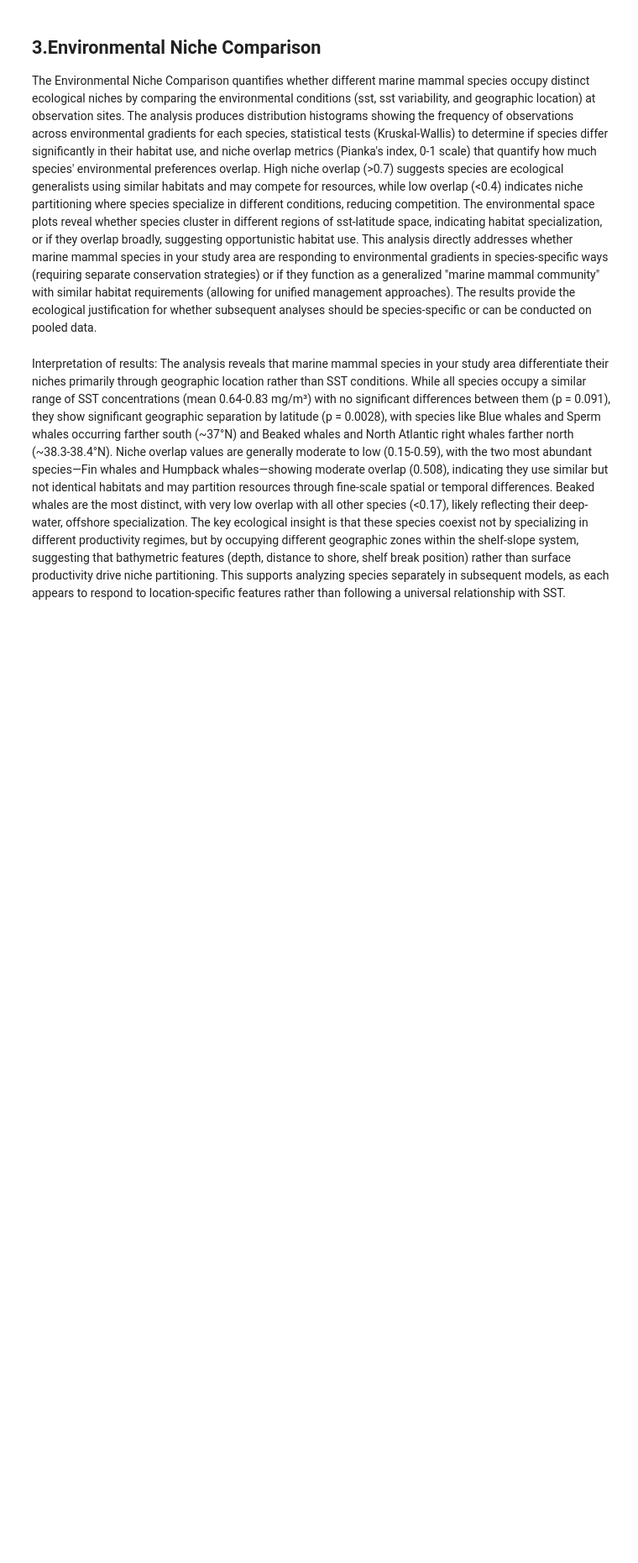
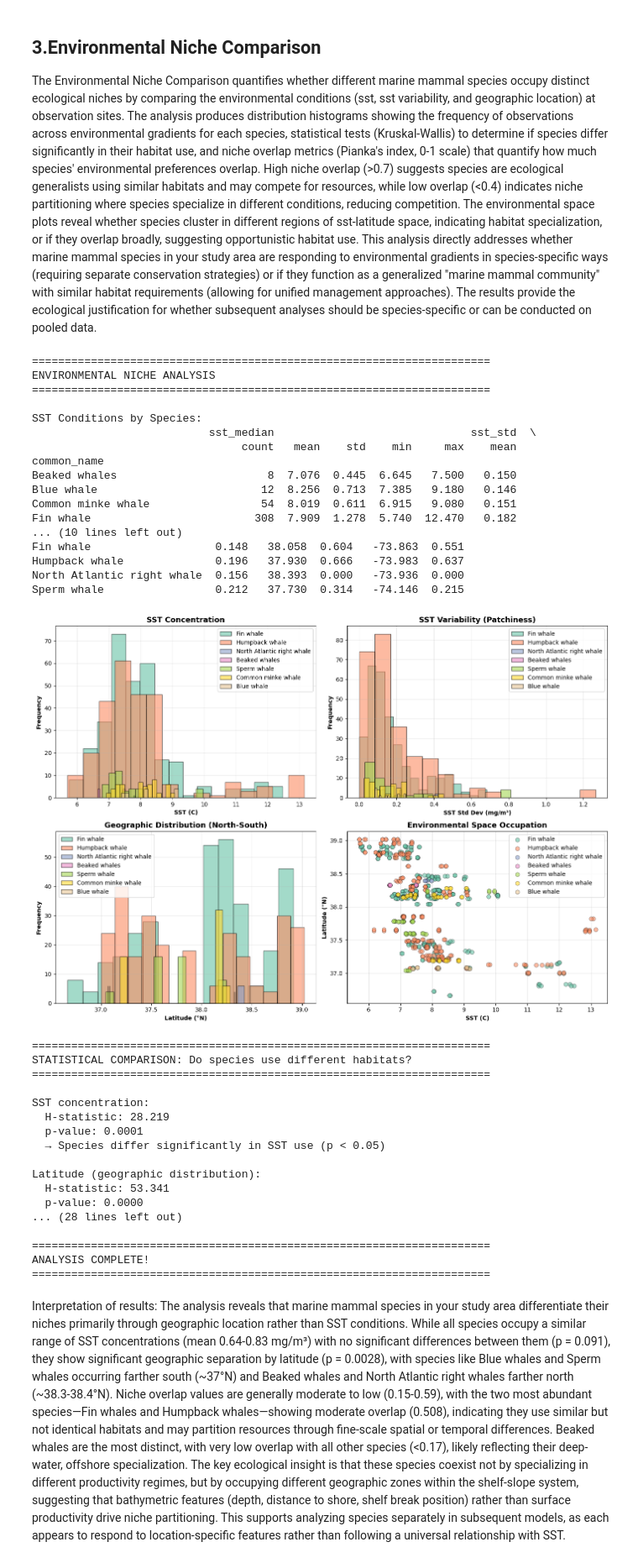
Before and after one commit to fish-pace/2026_proj_megafauna, a Jupyter notebook: contributor_folders/AnaVaz/MODIS_SST_v2.ipynb, the cells around one changed output. Shown at 84% size. Drawn from its saved outputs; the diff is of its cells as text; code cells hidden in the pictures; blank space fills up the shorter version.

```diff
--- a/contributor_folders/AnaVaz/MODIS_SST_v2.ipynb
+++ b/contributor_folders/AnaVaz/MODIS_SST_v2.ipynb
@@ -675,7 +652,7 @@ import numpy as np
 from scipy import stats
 
 # Load your data
-df = pd.read_csv('/home/jovyan/2026_proj_megafauna/data/NEFSC_Offshore_Obs_With_sst.csv')
+df = pd.read_csv('/home/jovyan/2026_proj_megafauna/data/NEFSC_Offshore_Obs_With_SST.csv')
 
 # Clean data
 df_clean = df[['common_name', 'latitude', 'longitude',
@@ -707,7 +684,7 @@ ax1 = axes[0, 0]
 for species, color in zip(species_list, colors):
     data = df_clean[df_clean['common_name'] == species]['sst_median']
     ax1.hist(data, alpha=0.6, label=species, bins=15, color=color, edgecolor='black')
-ax1.set_xlabel(SST (C)', fontweight='bold')
+ax1.set_xlabel('SST (C)', fontweight='bold')
 ax1.set_ylabel('Frequency', fontweight='bold')
 ax1.set_title('SST Concentration', fontweight='bold', fontsize=13)
 ax1.legend()
@@ -743,7 +720,7 @@ for species, color in zip(species_list, colors):
                 species_data['latitude'],
                 alpha=0.6, s=50, label=species, color=color,
                 edgecolors='black', linewidths=0.5)
-ax4.set_xlabel(SST (C)', fontweight='bold')
+ax4.set_xlabel('SST (C)', fontweight='bold')
 ax4.set_ylabel('Latitude (°N)', fontweight='bold')
 ax4.set_title('Environmental Space Occupation', fontweight='bold', fontsize=13)
 ax4.legend()
@@ -805,31 +782,67 @@ def calculate_overlap(species1_data, species2_data):
 
     # Kernel density estimation
     kde1 = gaussian_kde(species1_data)
     kde2 = gaussian_kde(species2_data)
 
     # Evaluate densities
     density1 = kde1(x)
     density2 = kde2(x)
 
     # Calculate overlap (Pianka's index)
     overlap = np.sum(np.minimum(density1, density2)) / np.sqrt(
         np.sum(density1**2) * np.sum(density2**2))
 
     return overlap
 
 if len(species_list) >= 2:
     print("\nSST Niche Overlap (0 = no overlap, 1 = complete overlap):")
     for i, sp1 in enumerate(species_list):
         for sp2 in species_list[i+1:]:
             data1 = df_clean[df_clean['common_name'] == sp1]['sst_median'].values
             data2 = df_clean[df_clean['common_name'] == sp2]['sst_median'].values
             overlap = calculate_overlap(data1, data2)
             print(f"  {sp1} vs {sp2}: {overlap:.3f}")
 
 # Save summary statistics
 summary.to_csv('/home/jovyan/2026_proj_megafauna/contributor_folders/AnaVaz/Species_Environmental_Summary.csv')
 
 print("\n" + "="*70)
 print("ANALYSIS COMPLETE!")
 print("="*70)
+# %% [output]
+======================================================================
+ENVIRONMENTAL NICHE ANALYSIS
+======================================================================
+
+SST Conditions by Species:
+                           sst_median                              sst_std  \
+                                count   mean    std    min     max    mean
+common_name
+Beaked whales                       8  7.076  0.445  6.645   7.500   0.150
+Blue whale                         12  8.256  0.713  7.385   9.180   0.146
+Common minke whale                 54  8.019  0.611  6.915   9.080   0.151
+Fin whale                         308  7.909  1.278  5.740  12.470   0.182
+... (10 lines left out)
+Fin whale                   0.148   38.058  0.604   -73.863  0.551
+Humpback whale              0.196   37.930  0.666   -73.983  0.637
+North Atlantic right whale  0.156   38.393  0.000   -73.936  0.000
+Sperm whale                 0.212   37.730  0.314   -74.146  0.215
+[figure, added]
+======================================================================
+STATISTICAL COMPARISON: Do species use different habitats?
+======================================================================
+
+SST concentration:
+  H-statistic: 28.219
+  p-value: 0.0001
+  → Species differ significantly in SST use (p < 0.05)
+
+Latitude (geographic distribution):
+  H-statistic: 53.341
+  p-value: 0.0000
+... (28 lines left out)
+
+======================================================================
+ANALYSIS COMPLETE!
+======================================================================
 # %% [markdown]
```
Also changed, not shown: parts of 8 cells of this notebook, 1 other file.
